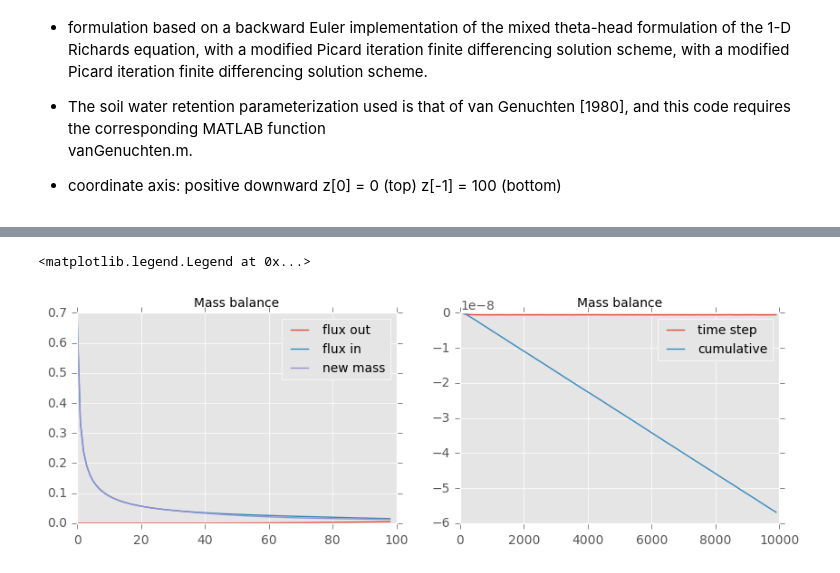
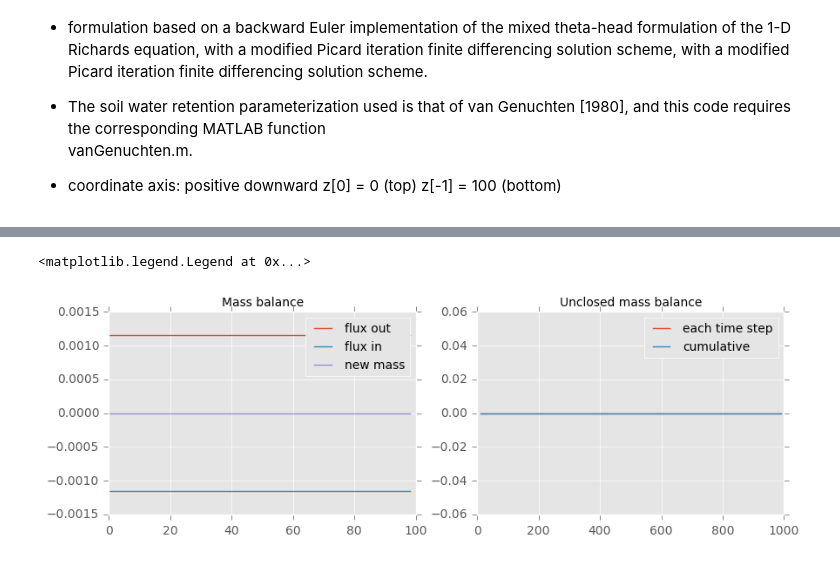
Before and after one commit to octavia-crompton/SWE, a Jupyter notebook: richards/Richards picard - fluxes.ipynb, the cells around one changed output, grey strips where cells are left out. Drawn from its saved outputs; the diff is of its cells as text; code cells hidden in the pictures.

```diff
--- a/richards/Richards picard - fluxes.ipynb
+++ b/richards/Richards picard - fluxes.ipynb
@@ -33,6 +33,17 @@ def vanGenuchten(h,phi) :
     # Compute the specific moisture storage
     C =  -alpha*n*np.sign(h)*(1./n - 1)*(alpha*abs(h))**(n - 1)*(theta_R -
          theta_S)*((alpha*abs(h))**n + 1)**(1/n - 2);
+    try:
+        for i in range(len(h)):
+            if h[i] > 0:
+                K[i] = Ksat
+                C[i] = 0.
+                theta[i] = theta_S
+    except TypeError:
+        if h > 0:
+            K = Ksat
+            C = 0.
+            theta = theta_S
     return [C,K,theta]
 # %%
 # Define van Genuchten parameters
@@ -56,5 +66,5 @@ phi[5] = Ksat
 # %%
-# make mesh variables
+# set grid and initial conditions
 dz = 1.; # [cm]
 zmin = 0.; # [cm]
 zmax = 100.; # [cm]
@@ -62,11 +72,9 @@ z = np.arange(zmin, zmax+1, dz)
 nz   =  z.shape[0]
 
 # Define boundary conditions at top and bottom
-hinit = np.arange(nz)*-5
-
-
+# hinit = np.arange(nz)*-5
 hinit = -1000*np.ones(nz)
-hinit[0] = -30
+hinit[0] = 30
 
 htop = hinit[0]
 hbottom = hinit[-1]
@@ -94,13 +102,13 @@ MMinus[nz-1,nz-1] = 2
 MMinus[nz-1,:nz-1] = 0
 # %%
 # Define time variables
-stop_tol = 1e-10  # Stopping tolerance [cm]
-dt = 100. # [s]
+stop_tol = 1  # Stopping tolerance [cm]
+dt = .1 # [s]
 tmin = 0. # [s]
 nt = 100
 tmax = dt*(nt - 1.) # [s]
+
 t = np.arange(tmin, tmax+1, dt)[:nt]  #(tmin:dt:tmax);
-
 
 # Define a storage container to store the pressure heads and soil moistures
 [Ctop,Ktop,thetatop] = vanGenuchten(htop,phi)
@@ -118,5 +126,9 @@ THETA[:,0] = thetainit
 ktop = np.zeros([ nt])
 kbot = np.zeros([ nt])
 error = np.zeros([nt])
+err_sum = np.zeros([nt])
+err_c = np.zeros([nt])
+err_bot = np.zeros([nt])
+err_top= np.zeros([nt])
 # %%
 # Figures
@@ -251,20 +329,17 @@ newmass = (THETA[:, 1:] - THETA[:, :-1]).sum(0)   #  change in mass
 # %%
-#  plot mass balance terms
+#  Unclosed mass balance
 plt.figure(1, figsize = (10,3))
 ax = plt.subplot(121)
 plt.title('Mass balance', fontsize = 10)
 plt.plot(fluxout[1:], label = 'flux out')
 plt.plot(fluxin[1:], label = 'flux in')
 plt.plot(newmass, label = 'new mass')
 plt.legend(fontsize = 10)
 ax = plt.subplot(122)
-plt.title('Mass balance', fontsize = 10)
-plt.plot(t[1:], fluxin[1:] - newmass + fluxout[1:] - error[1:] ,  label = 'time step')
-plt.plot(t[1:], np.cumsum(fluxin[1:] - newmass + fluxout[1:] - error[1:] ), label =  'cumulative')
-# plt.plot(t[1:], np.cumsum(fluxin[1:] - newmass + fluxout[1:]  ), '--', label =  'unclosed')
-# plt.plot(t[1:], np.cumsum(fluxin[1:] - newmass), label =  'cumulative')
+plt.title('Unclosed mass balance', fontsize = 10)
+plt.plot(t[1:], fluxin[1:] - newmass + fluxout[1:],  label = 'each time step')
+plt.plot(t[1:], np.cumsum(fluxin[1:] - newmass+ fluxout[1:]), label =  'cumulative')
 plt.legend(fontsize = 10)
-# (fluxin[1:] - newmass  + fluxout[1:] +error[1:])
 # %% [output]
 <matplotlib.legend.Legend at 0x...>
-[figure, old version]
+[figure, new version]
```
Also changed, not shown: parts of 18 cells of this notebook, 54 other files.
